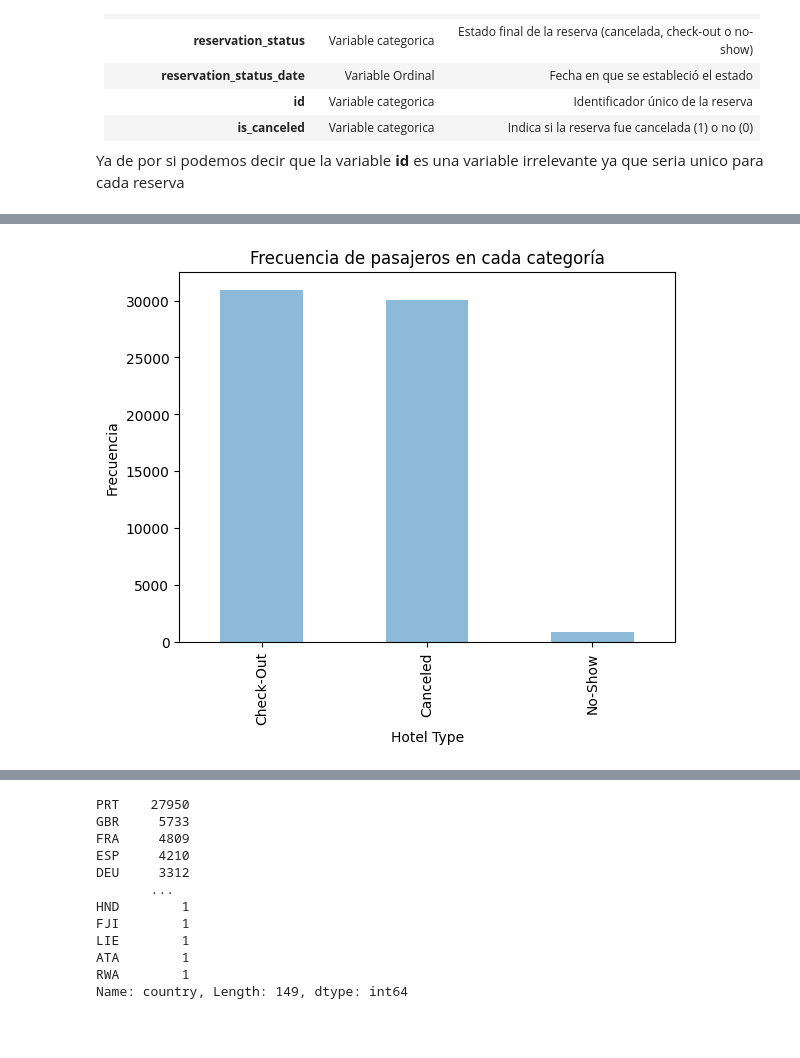
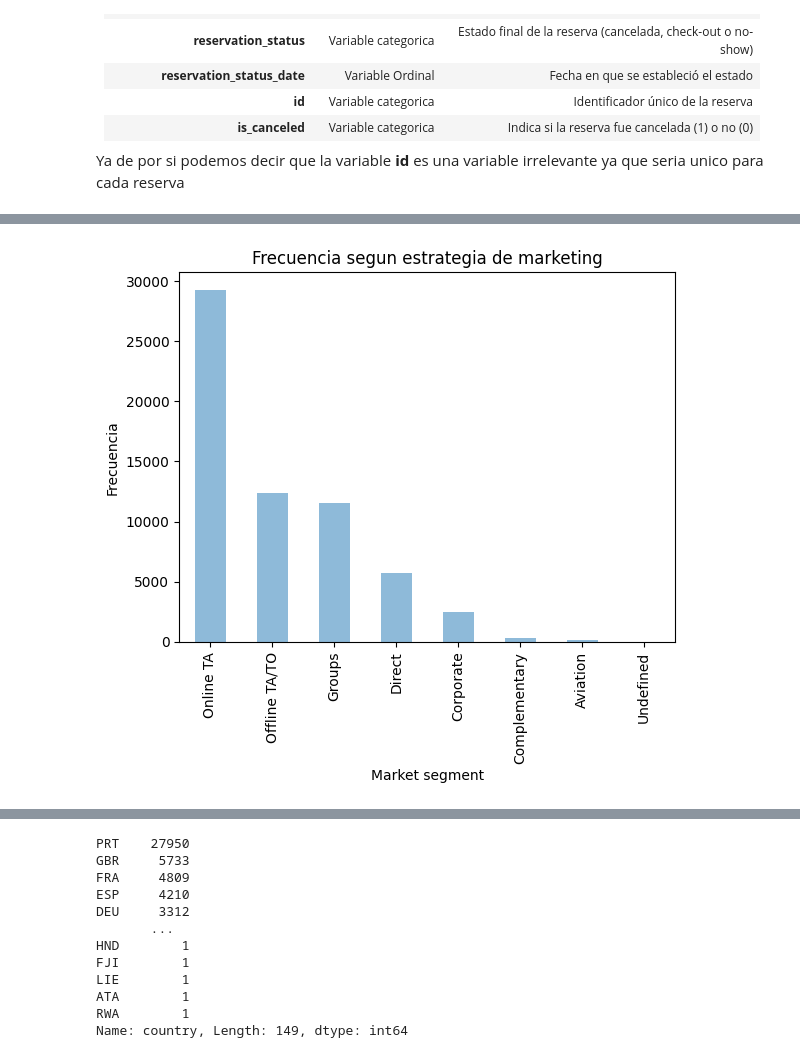
Before and after one commit to Saibot19/7506R-1C2023-GRUPO21, a Jupyter notebook: 7506R_TP1_GRUPO21_CHP1_ENTREGA.ipynb, the cells around one changed output, grey strips where cells are left out. Saved outputs shown, nothing was run; the diff lists cells and outputs as text; code cells hidden in the pictures; blank space fills up the shorter version.

```diff
--- a/7506R_TP1_GRUPO21_CHP1_ENTREGA.ipynb
+++ b/7506R_TP1_GRUPO21_CHP1_ENTREGA.ipynb
@@ -25,7 +26,6 @@ drive.mount('/content/drive')
 Drive already mounted at /content/drive; to attempt to forcibly remount, call drive.mount("/content/drive", force_remount=True).
 # %%
 df = pd.read_csv("/content/drive/My Drive/OrgaDeDatosRodriguez/TP_1/Datasets/hotels_train.csv")
-df.drop("reservation_status", axis="columns", inplace=True)
 # %%
 df_trabajo = df.copy()
 df_trabajo
@@ -147,4 +159,4 @@ grf=df_trabajo['hotel'].value_counts().plot.bar(alpha=0.5, title="Frecuencia de
 # %%
-grf=df_trabajo['reservation_status'].value_counts().plot.bar(alpha=0.5, title="Frecuencia de pasajeros en cada categoría",ylabel='Frecuencia',xlabel='Hotel Type')
+grf=df_trabajo['market_segment'].value_counts().plot.bar(alpha=0.5, title="Frecuencia segun estrategia de marketing",ylabel='Frecuencia',xlabel='Market segment')
 # %% [output]
-[figure, old version]
+[figure, new version]
```
Also changed, not shown: parts of 21 cells of this notebook.
